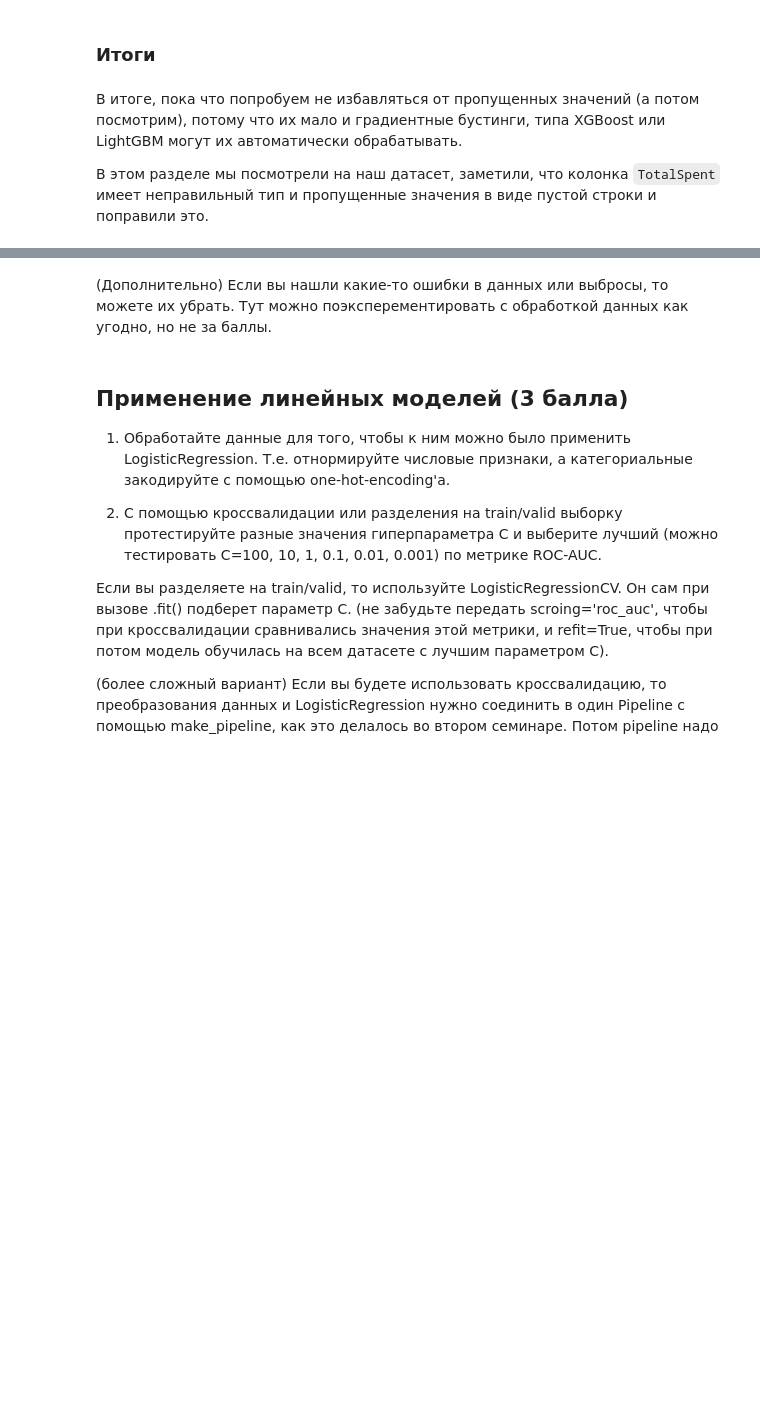
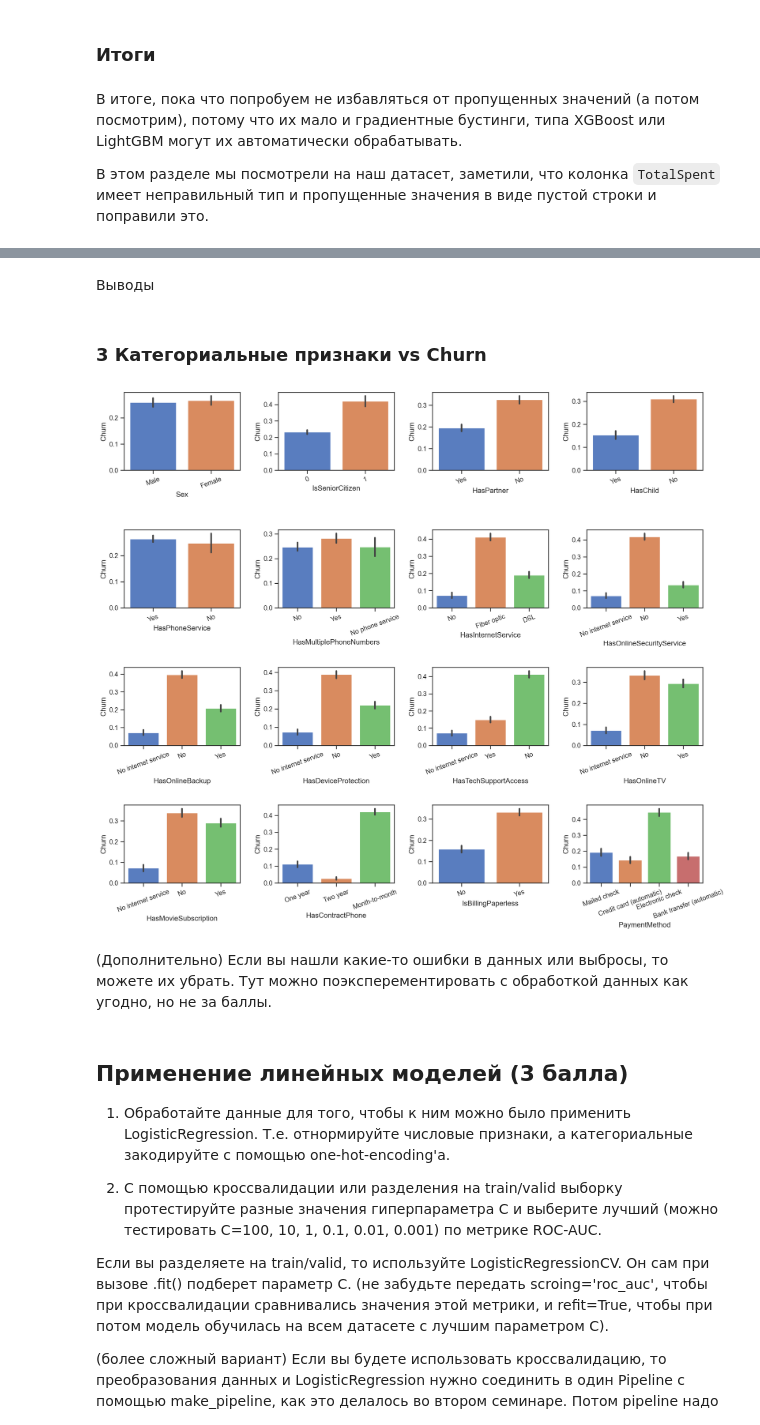
Before and after one commit to Extremesarova/deep_learning_school, a Jupyter notebook: part_1/3_kaggle/churn_prediction.ipynb, the cells around one changed output, grey strips where cells are left out. Drawn from its saved outputs; the diff is of its cells as text; code cells hidden in the pictures; blank space fills up the shorter version.

```diff
--- a/part_1/3_kaggle/churn_prediction.ipynb
+++ b/part_1/3_kaggle/churn_prediction.ipynb
@@ -286,3 +346,21 @@ memory usage: 261.5+ KB
+# %% [markdown]
+Выводы
+# %% [markdown]
+### 3 Категориальные признаки vs Churn
+# %%
+col_nums = 4
+row_nums = len(cat_cols) // col_nums + 1
+plt.figure(figsize=(15, 15))
+
+for i, cat_feature in enumerate(cat_cols):
+    plt.subplot(row_nums, col_nums, i + 1)
+    g = sns.barplot(x=cat_feature, y=target_col, data=data, palette="muted")
+    plt.xticks(rotation=20)
+
+plt.tight_layout(h_pad=2)
+plt.show()
+# %% [output]
+[figure, added]
 # %% [markdown]
 (Дополнительно) Если вы нашли какие-то ошибки в данных или выбросы, то можете их убрать. Тут можно поэксперементировать с обработкой данных как угодно, но не за баллы.
 # %%
```
Also changed, not shown: parts of 13 cells of this notebook.
